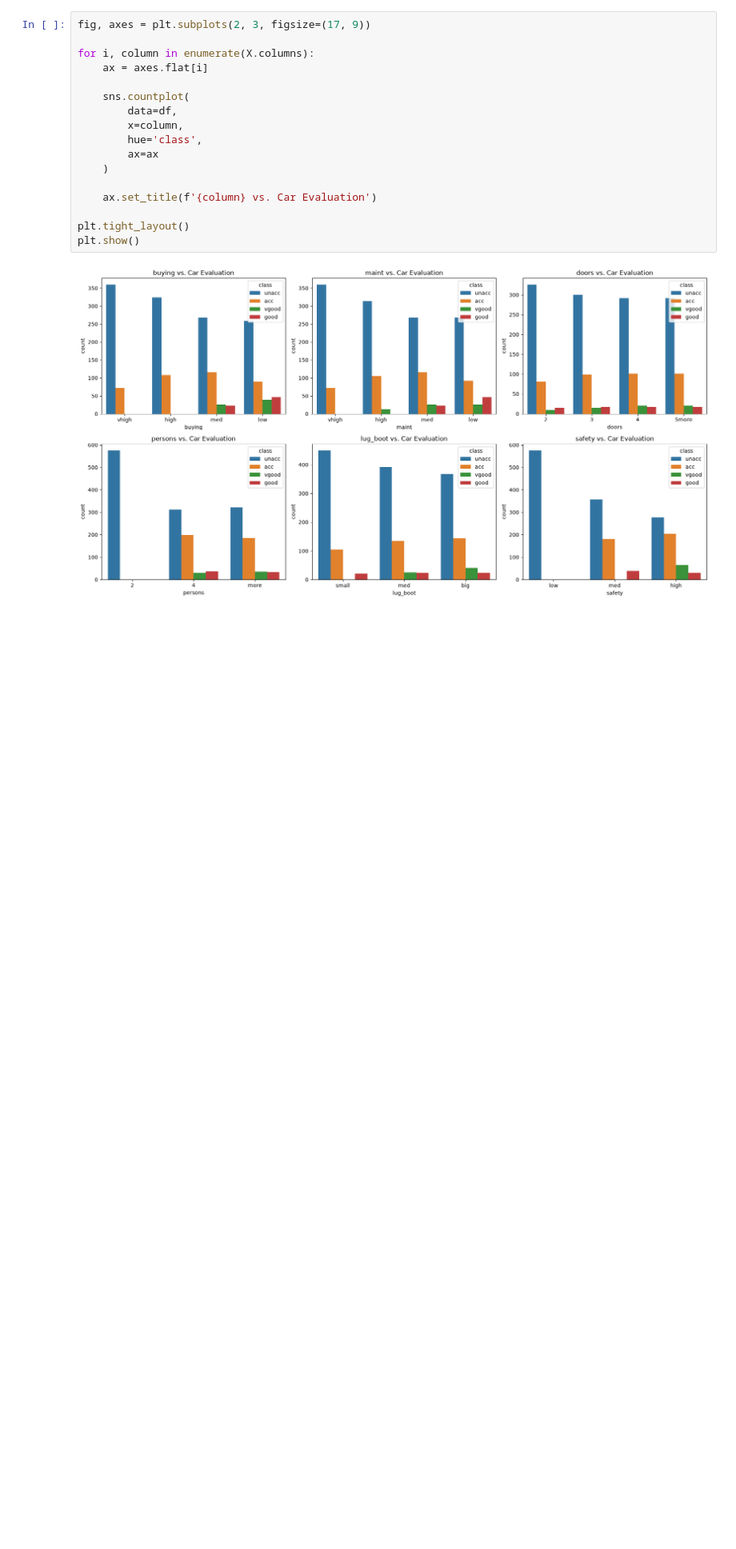
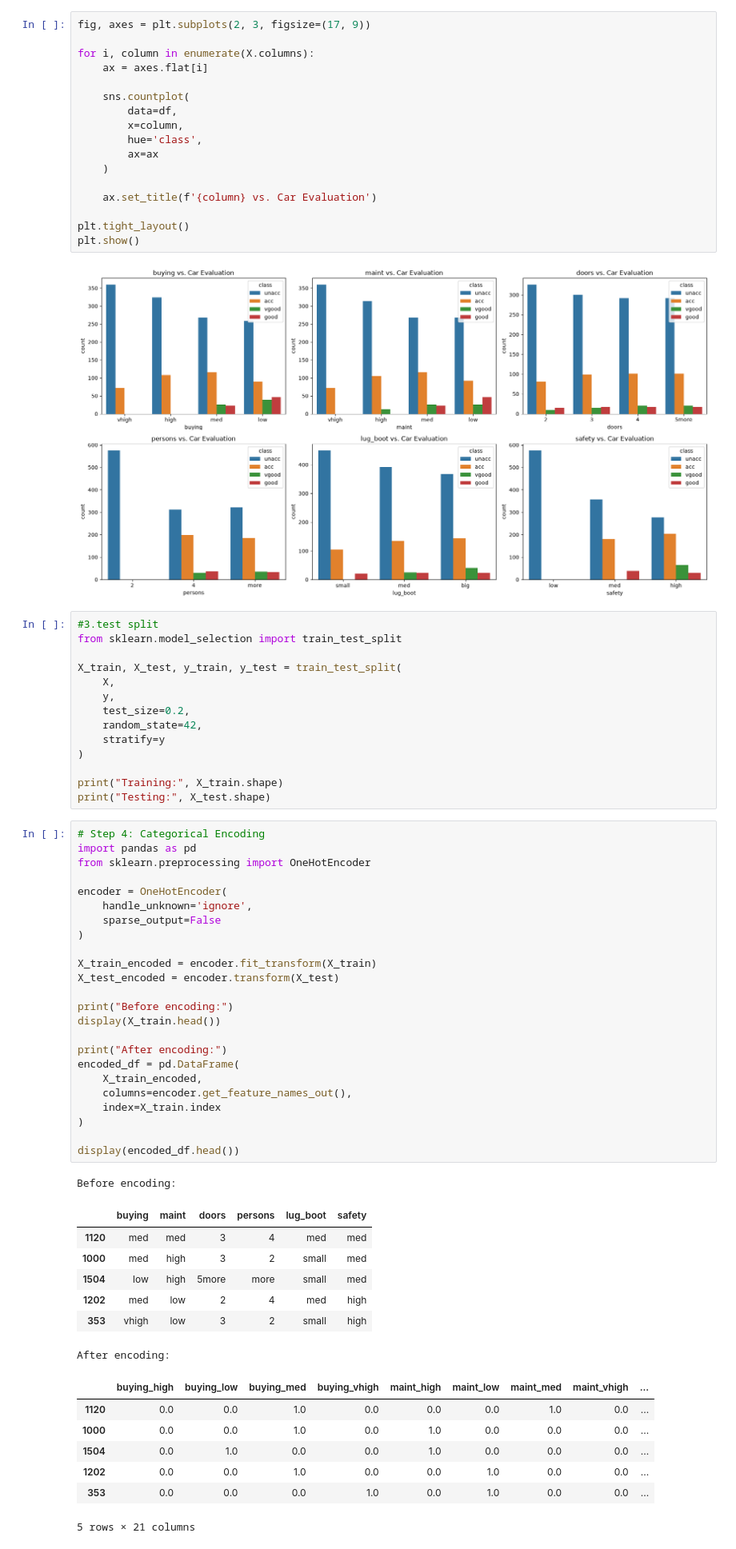
Before and after one commit to Semimona/Project2, a Jupyter notebook: Project2.ipynb, the cells around one changed output. Shown at 80% size. Drawn from its saved outputs; the diff is of its cells as text; blank space fills up the shorter version.

Commit message:
4.catergorical encoding

```diff
--- a/Project2.ipynb
+++ b/Project2.ipynb
@@ -131,3 +131,57 @@ plt.tight_layout()
 plt.show()
 # %% [output]
 [figure]
+# %%
+#3.test split
+from sklearn.model_selection import train_test_split
+
+X_train, X_test, y_train, y_test = train_test_split(
+    X,
+    y,
+    test_size=0.2,
+    random_state=42,
+    stratify=y
+)
+
+print("Training:", X_train.shape)
+print("Testing:", X_test.shape)
+# %%
+# Step 4: Categorical Encoding
+import pandas as pd
+from sklearn.preprocessing import OneHotEncoder
+
+encoder = OneHotEncoder(
+    handle_unknown='ignore',
+    sparse_output=False
+)
+
+X_train_encoded = encoder.fit_transform(X_train)
+X_test_encoded = encoder.transform(X_test)
+
+print("Before encoding:")
+display(X_train.head())
+
+print("After encoding:")
+encoded_df = pd.DataFrame(
+    X_train_encoded,
+    columns=encoder.get_feature_names_out(),
+    index=X_train.index
+)
+
+display(encoded_df.head())
+# %% [output]
+Before encoding:
+|  | buying | maint | doors | persons | lug_boot | safety |
+| 1120 | med | med | 3 | 4 | med | med |
+| 1000 | med | high | 3 | 2 | small | med |
+| 1504 | low | high | 5more | more | small | med |
+| 1202 | med | low | 2 | 4 | med | high |
+| 353 | vhigh | low | 3 | 2 | small | high |
+After encoding:
+|  | buying_high | buying_low | buying_med | buying_vhigh | maint_high | maint_low | maint_med | maint_vhigh | ... |
+| 1120 | 0.0 | 0.0 | 1.0 | 0.0 | 0.0 | 0.0 | 1.0 | 0.0 | ... |
+| 1000 | 0.0 | 0.0 | 1.0 | 0.0 | 1.0 | 0.0 | 0.0 | 0.0 | ... |
+| 1504 | 0.0 | 1.0 | 0.0 | 0.0 | 1.0 | 0.0 | 0.0 | 0.0 | ... |
+| 1202 | 0.0 | 0.0 | 1.0 | 0.0 | 0.0 | 1.0 | 0.0 | 0.0 | ... |
+| 353 | 0.0 | 0.0 | 0.0 | 1.0 | 0.0 | 1.0 | 0.0 | 0.0 | ... |
+5 rows × 21 columns
```
